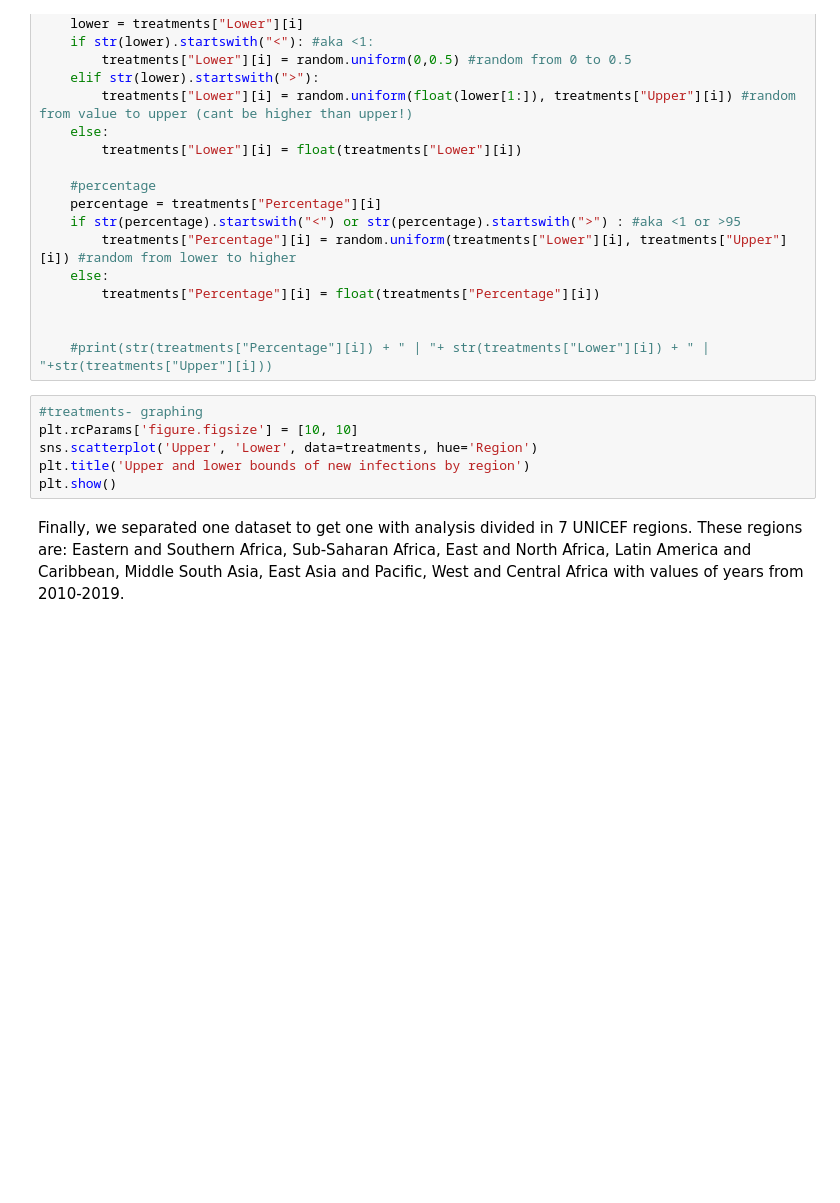
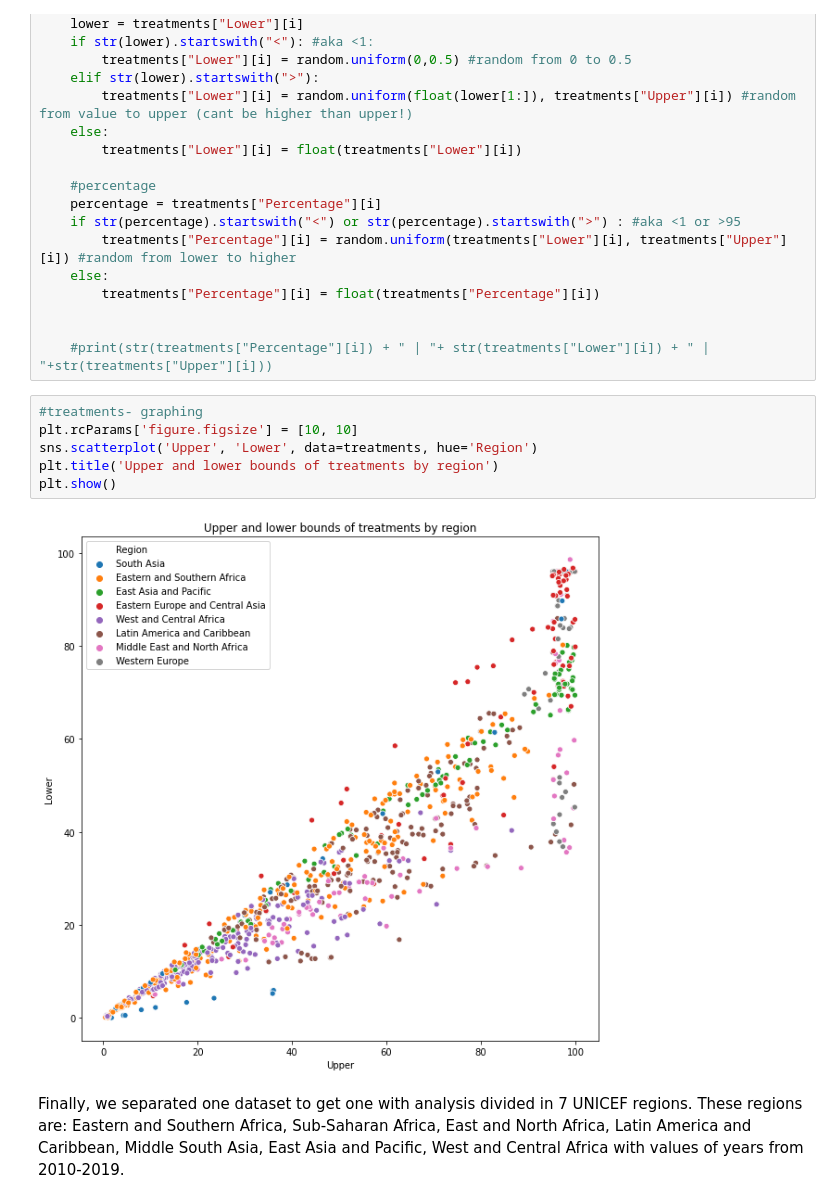
Before and after one commit to Yaiza0706/DataScienceProject, a Jupyter notebook: HIV analysis.ipynb, the cells around one changed output. Saved outputs shown, nothing was run; the diff lists cells and outputs as text; blank space fills up the shorter version.

```diff
--- a/HIV analysis.ipynb
+++ b/HIV analysis.ipynb
@@ -411,9 +458,11 @@ for i in range(len(treatments)):
 # %%
 #treatments- graphing
 plt.rcParams['figure.figsize'] = [10, 10]
 sns.scatterplot('Upper', 'Lower', data=treatments, hue='Region')
-plt.title('Upper and lower bounds of new infections by region')
+plt.title('Upper and lower bounds of treatments by region')
 plt.show()
+# %% [output]
+[figure, added]
 # %% [markdown]
 Finally, we separated one dataset to get one with analysis divided in 7 UNICEF regions. These regions are: Eastern and Southern Africa, Sub-Saharan Africa, East and North Africa, Latin America and Caribbean, Middle  South Asia, East Asia and Pacific, West and Central Africa with values of years from 2010-2019.
 # %%
```
Also changed, not shown: parts of 16 cells of this notebook.
